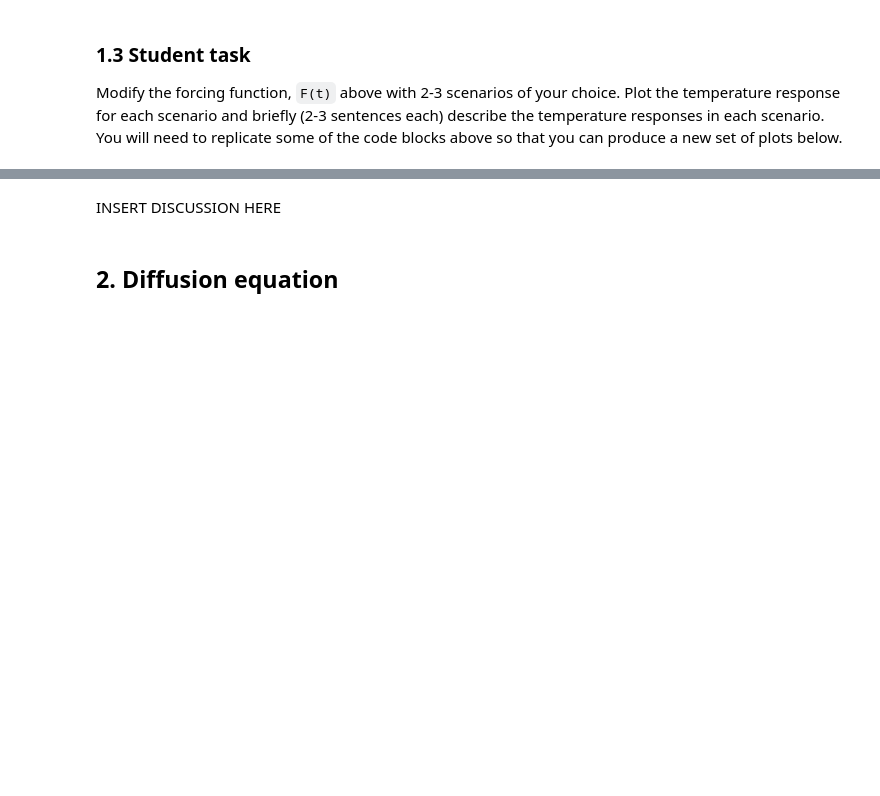
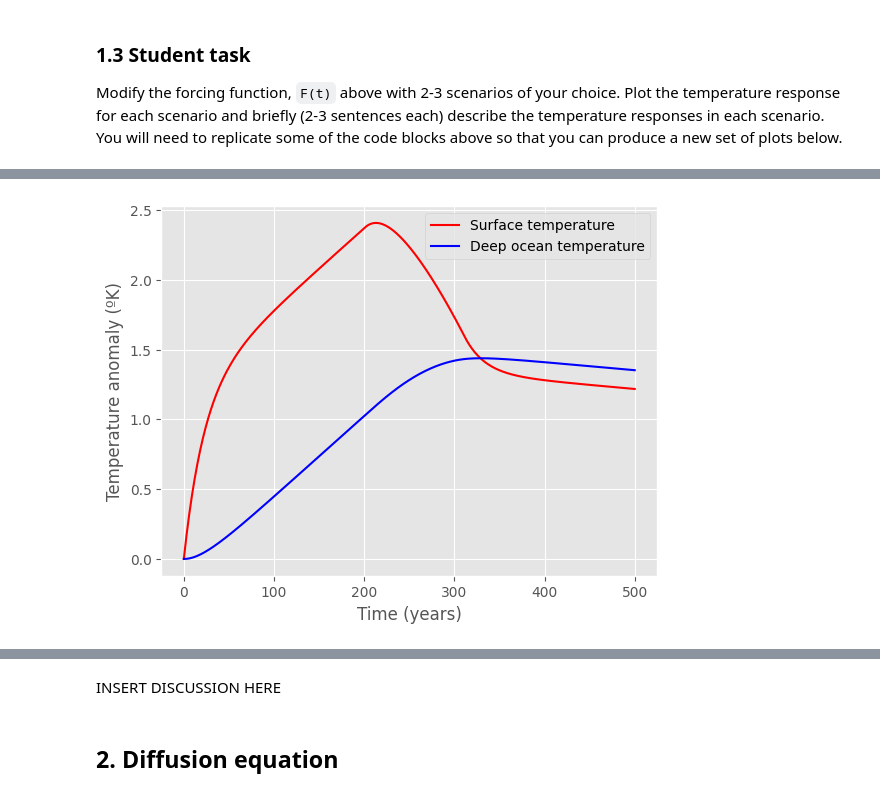
Before and after one commit to JefPhilippe/QCES, a Jupyter notebook: Project1_numerical_methods.ipynb, the cells around one changed output, grey strips where cells are left out. Drawn from its saved outputs; the diff is of its cells as text; code cells hidden in the pictures; blank space fills up the shorter version.

```diff
--- a/Project1_numerical_methods.ipynb
+++ b/Project1_numerical_methods.ipynb
@@ -166,0 +144,12 @@ plot_scenario(F1)
+# %%
+def F1(t):
+    if t < 200:
+        return 1                # constant positive forcing for 200 years
+    elif 200 <= t < 310:
+        return 1 - 0.01*(t-200) # rapid linear decrease, crosses zero at t=250, negative after
+    else:
+      return -0.1
+
+plot_scenario(F1)
+# %% [output]
+[figure, added]
```
Also changed, not shown: parts of 11 cells of this notebook.
